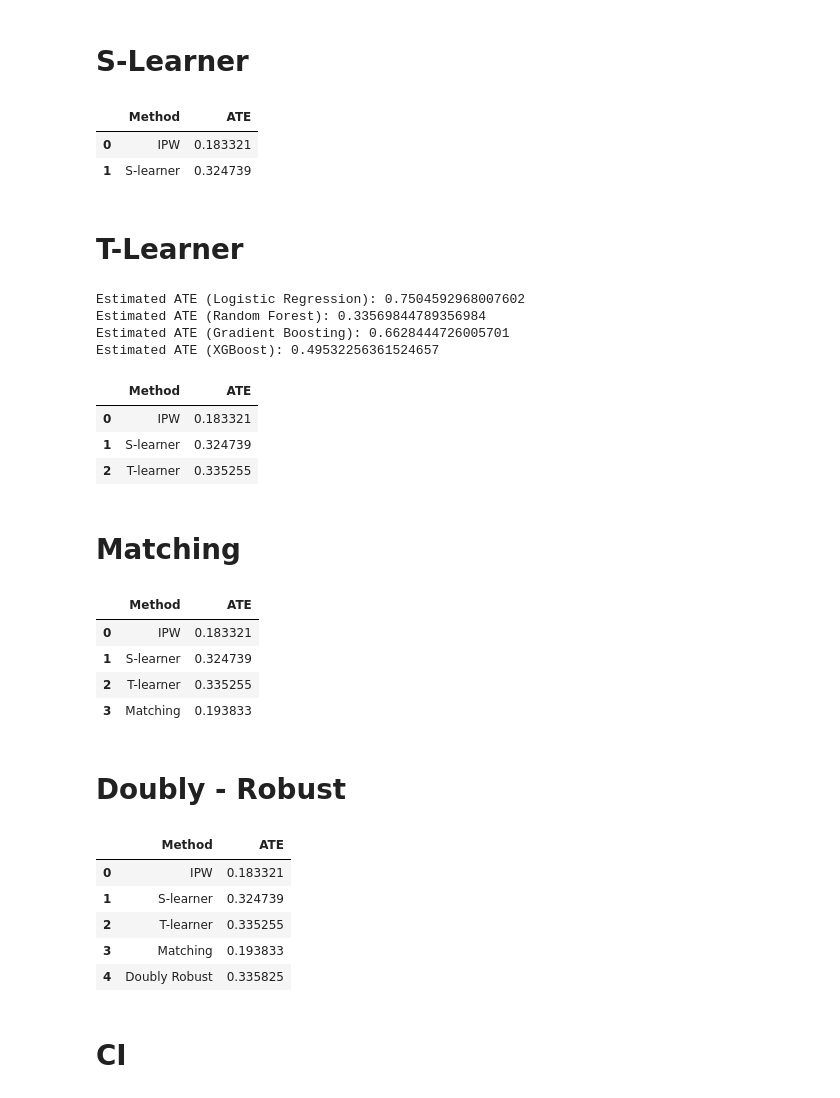
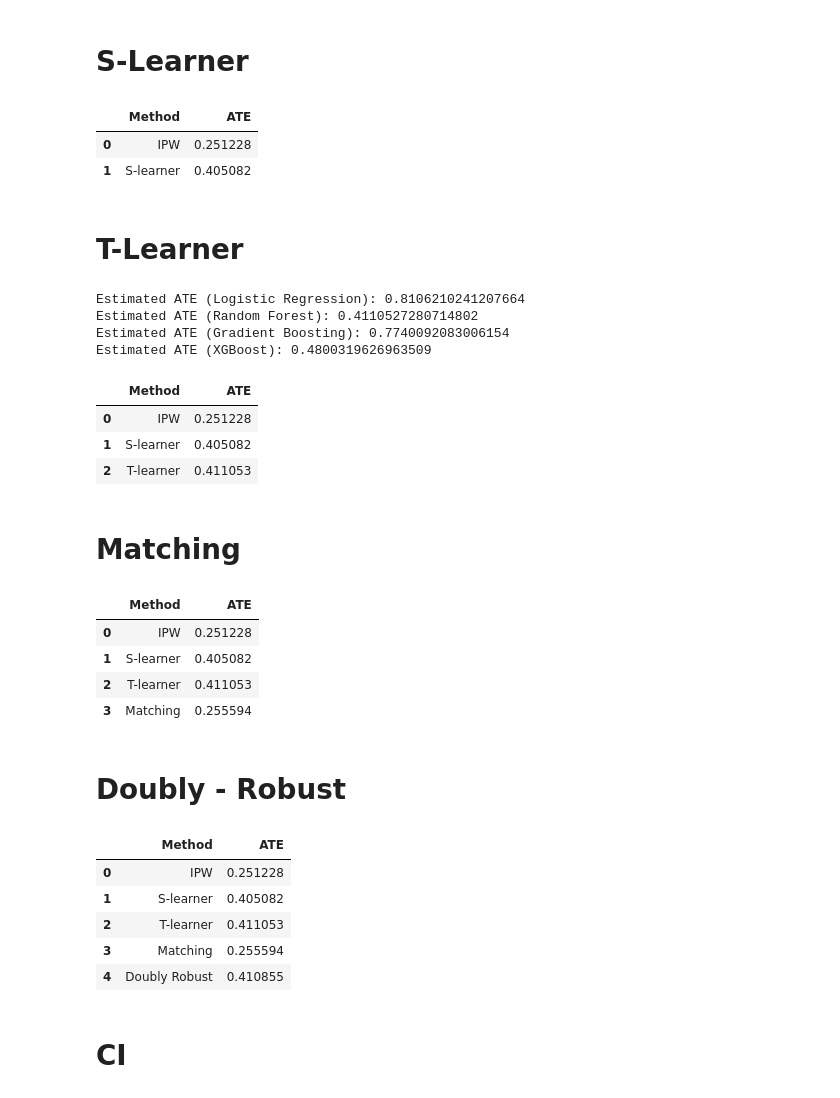
Before and after one commit to or1dado/Tennis-Momentum-Causal-Inference, a Jupyter notebook: ATE_methods.ipynb, the cells around one changed output. Drawn from its saved outputs; the diff is of its cells as text; code cells hidden in the pictures.

```diff
--- a/ATE_methods.ipynb
+++ b/ATE_methods.ipynb
@@ -157,7 +155,7 @@ def evaluate_model(df, model, test_size=0.2, random_state=42):
 
 models = {
     "Logistic Regression": lr_model_class(),
-    "Support Vector Machine": svm_model_class(),
+#     "Support Vector Machine": svm_model_class(),
     "Random Forest": rf_model_class(),
     "Gradient Boosting": gb_model_class(),
     "XGBoost": xgb_model_class()
@@ -165,7 +163,7 @@ models = {
 
 all_metrics = {}
 for model_name, model in models.items():
-    metrics = evaluate_model(df, model)
+    metrics = evaluate_model(full_df, model)
     all_metrics[model_name] = metrics
 
 results_df = pd.DataFrame(all_metrics).T
@@ -189,9 +187,6 @@ plt.show()
 # %%
 def SLearner_ATE(df, model):
   categorical_cols = [col for col in df.columns if df[col].dtype == 'object']
-
-  # X_test = df_test.drop(columns=['Y'])
-  # y_test = df_test['Y']
 
   X = df.drop(columns=['Y'])
   y = df['Y']
@@ -221,14 +216,14 @@ def SLearner_ATE(df, model):
   return ATE
 
 #############################################################################
-SLearner_ATE_df = SLearner_ATE(df, model=rf_model_class())
+SLearner_ATE_df = SLearner_ATE(full_df, model=rf_model_class())
 new_row = pd.DataFrame({'Method': ['S-learner'], 'ATE': [SLearner_ATE_df]})
 ATE_df = pd.concat([ATE_df, new_row], ignore_index=True)
 ATE_df
 # %% [output]
 |  | Method | ATE |
-| 0 | IPW | 0.183321 |
-| 1 | S-learner | 0.324739 |
+| 0 | IPW | 0.251228 |
+| 1 | S-learner | 0.405082 |
 # %% [markdown]
 # T-Learner
 # %%
@@ -267,33 +262,33 @@ def TLearner_ATE(df, model0, model1):
     return ATE
 
 #############################################################################
-SLearner_ATE_df = TLearner_ATE(df, model0=lr_model_class(), model1=lr_model_class())
+SLearner_ATE_df = TLearner_ATE(full_df, model0=lr_model_class(), model1=lr_model_class())
 print("Estimated ATE (Logistic Regression):", SLearner_ATE_df)
 
-SLearner_ATE_df = TLearner_ATE(df, model0=rf_model_class(), model1=rf_model_class())
+SLearner_ATE_df = TLearner_ATE(full_df, model0=rf_model_class(), model1=rf_model_class())
 print("Estimated ATE (Random Forest):", SLearner_ATE_df)
 
-SLearner_ATE_df = TLearner_ATE(df, model0=gb_model_class(), model1=gb_model_class())
+SLearner_ATE_df = TLearner_ATE(full_df, model0=gb_model_class(), model1=gb_model_class())
 print("Estimated ATE (Gradient Boosting):", SLearner_ATE_df)
 
-SLearner_ATE_df = TLearner_ATE(df, model0=xgb_model_class(), model1=xgb_model_class())
+SLearner_ATE_df = TLearner_ATE(full_df, model0=xgb_model_class(), model1=xgb_model_class())
 print("Estimated ATE (XGBoost):", SLearner_ATE_df)
 
 
-TLearner_ATE_df = TLearner_ATE(df, model0=rf_model_class(), model1=rf_model_class())
+TLearner_ATE_df = TLearner_ATE(full_df, model0=rf_model_class(), model1=rf_model_class())
 
 new_row = pd.DataFrame({'Method': ['T-learner'], 'ATE': [TLearner_ATE_df]})
 ATE_df = pd.concat([ATE_df, new_row], ignore_index=True)
 ATE_df
 # %% [output]
-Estimated ATE (Logistic Regression): 0.7504592968007602
-Estimated ATE (Random Forest): 0.33569844789356984
-Estimated ATE (Gradient Boosting): 0.6628444726005701
-Estimated ATE (XGBoost): 0.49532256361524657
+Estimated ATE (Logistic Regression): 0.8106210241207664
+Estimated ATE (Random Forest): 0.4110527280714802
+Estimated ATE (Gradient Boosting): 0.7740092083006154
+Estimated ATE (XGBoost): 0.4800319626963509
 |  | Method | ATE |
-| 0 | IPW | 0.183321 |
-| 1 | S-learner | 0.324739 |
-| 2 | T-learner | 0.335255 |
+| 0 | IPW | 0.251228 |
+| 1 | S-learner | 0.405082 |
+| 2 | T-learner | 0.411053 |
 # %% [markdown]
 # Matching
 # %%
@@ -339,17 +334,17 @@ def Matching_ATE(df, epsilon=0.1):
 
 #############################################################################
 epsilon = 0.1
-matching_ATE = Matching_ATE(df, epsilon)
+matching_ATE = Matching_ATE(full_df, epsilon)
 
 new_row = pd.DataFrame({'Method': ['Matching'], 'ATE': [matching_ATE]})
 ATE_df = pd.concat([ATE_df, new_row], ignore_index=True)
 ATE_df
 # %% [output]
 |  | Method | ATE |
-| 0 | IPW | 0.183321 |
-| 1 | S-learner | 0.324739 |
-| 2 | T-learner | 0.335255 |
-| 3 | Matching | 0.193833 |
+| 0 | IPW | 0.251228 |
+| 1 | S-learner | 0.405082 |
+| 2 | T-learner | 0.411053 |
+| 3 | Matching | 0.255594 |
 # %% [markdown]
 # Doubly - Robust
 # %%
@@ -367,38 +362,38 @@ def DR_ATE(df, model0, model1, propensity_score):
     if model_name in ['LogisticRegression']:
       scaler = MinMaxScaler()
       X_scaled = scaler.fit_transform(X)
       X = pd.DataFrame(X_scaled, columns=X.columns)
 
     X1, y1 = X[X['T'] == 1].drop(columns=['T']), y[X['T'] == 1]
     X0, y0 = X[X['T'] == 0].drop(columns=['T']), y[X['T'] == 0]
 
     if model_name in ['CatBoostClassifier']:
         model1.fit(X1, y1, cat_features=categorical_cols)
         model0.fit(X0, y0, cat_features=categorical_cols)
     else:
        model1.fit(X1, y1)
        model0.fit(X0, y0)
 
     y1_pred = model1.predict(X.drop(columns=['T']))
     y0_pred = model0.predict(X.drop(columns=['T']))
 
     # ATE
     g1 = y1_pred + (df['T'].to_numpy() / propensity_score)*(y - y1_pred)
     g0 = y0_pred + ((1-df['T'].to_numpy()) / (1-propensity_score))*(y - y0_pred)
     return (g1 - g0).mean()
 
 #############################################################################
-DR_ATE_df = DR_ATE(df, model0=rf_model_class(), model1=rf_model_class(), propensity_score=propensity_score_lr)
+DR_ATE_df = DR_ATE(full_df, model0=rf_model_class(), model1=rf_model_class(), propensity_score=propensity_score_lr)
 
 new_row = pd.DataFrame({'Method': ['Doubly Robust'], 'ATE': [DR_ATE_df]})
 ATE_df = pd.concat([ATE_df, new_row], ignore_index=True)
 ATE_df
 # %% [output]
 |  | Method | ATE |
-| 0 | IPW | 0.183321 |
-| 1 | S-learner | 0.324739 |
-| 2 | T-learner | 0.335255 |
-| 3 | Matching | 0.193833 |
-| 4 | Doubly Robust | 0.335825 |
+| 0 | IPW | 0.251228 |
+| 1 | S-learner | 0.405082 |
+| 2 | T-learner | 0.411053 |
+| 3 | Matching | 0.255594 |
+| 4 | Doubly Robust | 0.410855 |
 # %% [markdown]
 # CI
```
Also changed, not shown: parts of 13 cells of this notebook, 5 other files.
